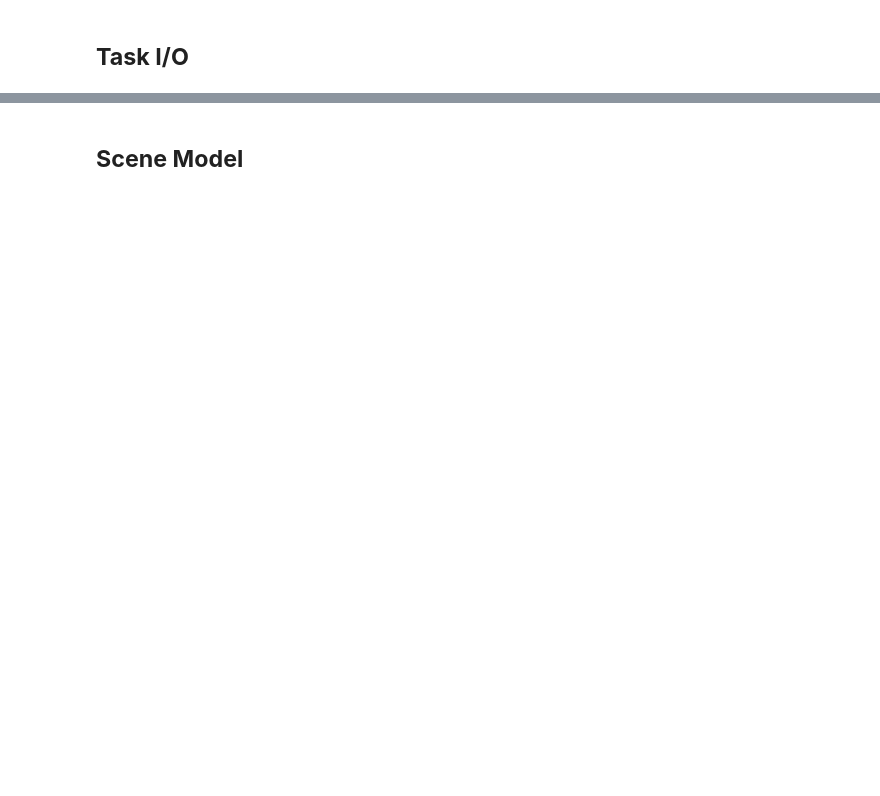
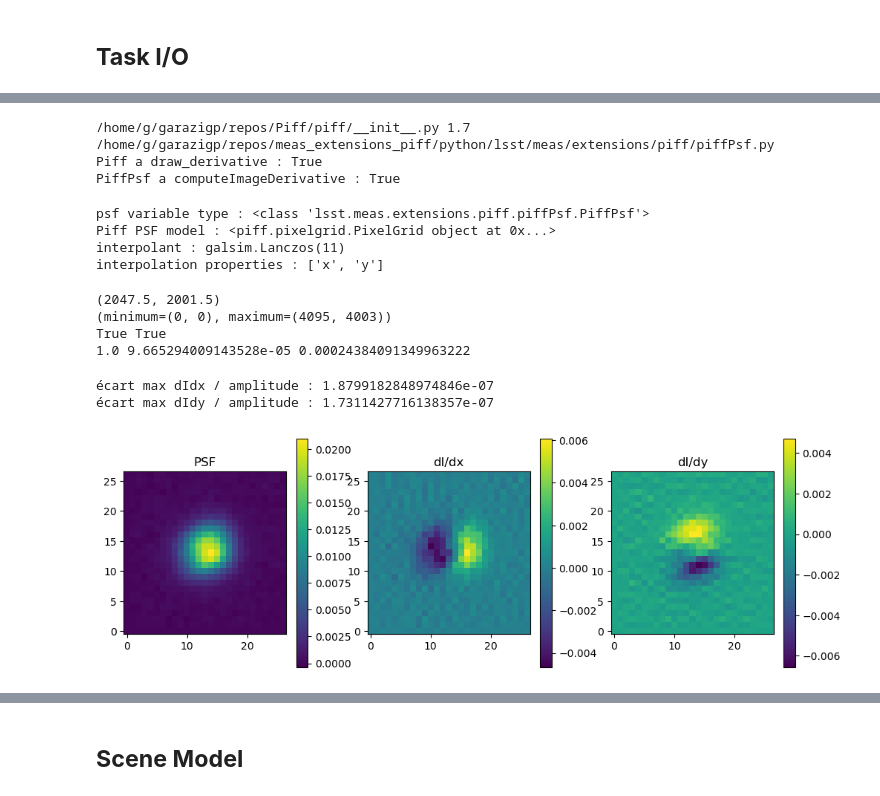
Before and after one commit to cmsaunders/scene_modeler, a Jupyter notebook: python/lsst/test_smp_taks_io.ipynb, the cells around one changed output, grey strips where cells are left out. Saved outputs shown, nothing was run; the diff lists cells and outputs as text; code cells hidden in the pictures; blank space fills up the shorter version.

Commit message:
plot derivative example

```diff
--- a/python/lsst/test_smp_taks_io.ipynb
+++ b/python/lsst/test_smp_taks_io.ipynb
@@ -57,0 +106,66 @@ data = task.run(visit_image_refs)
+# %%
+# Check the loaded versions
+print(piff.__file__, piff.version)
+print(pp.__file__)
+print("Piff a draw_derivative :", hasattr(piff.PSF, "draw_derivative"))
+print("PiffPsf a computeImageDerivative :", hasattr(pp.PiffPsf, "computeImageDerivative"))
+# %% [output]
+/home/g/garazigp/repos/Piff/piff/__init__.py 1.7
+/home/g/garazigp/repos/meas_extensions_piff/python/lsst/meas/extensions/piff/piffPsf.py
+Piff a draw_derivative : True
+PiffPsf a computeImageDerivative : True
+# %%
+visit = 2025091800199
+visitImage = butler_stage4.get('visit_image', visit=visit, detector=113)
+# %%
+# Check PSF basic properties
+psf = visitImage.getPsf()
+print("psf variable type :", type(psf))
+model = psf.piffResult.model
+print("Piff PSF model :", model)               # PixelGrid ? If not, will raise a NotImplementedError in the derivative
+print("interpolant :", model.interp)           # Lanczos ?
+print("interpolation properties :", psf.piffResult.interp_property_names)  # x ? y ? colorValue ?
+# %% [output]
+psf variable type : <class 'lsst.meas.extensions.piff.piffPsf.PiffPsf'>
+Piff PSF model : <piff.pixelgrid.PixelGrid object at 0x...>
+interpolant : galsim.Lanczos(11)
+interpolation properties : ['x', 'y']
+# %%
+# Check PSF derivative computation
+pos = visitImage.getBBox().getCenter()
+img = psf.computeImage(pos)
+dIdx, dIdy = psf.computeImageDerivative(pos)
+print(pos)
+print(visitImage.getBBox())
+print(img.getBBox() == dIdx.getBBox(), img.getBBox() == dIdy.getBBox())
+print(img.array.sum(), dIdx.array.sum(), dIdy.array.sum())
+# %% [output]
+(2047.5, 2001.5)
+(minimum=(0, 0), maximum=(4095, 4003))
+True True
+1.0 9.665294009143528e-05 0.00024384091349963222
+# %%
+# Compare derivative with 'différences finies' : the unitary test accepts 1e-4
+h = 1e-3
+pr = psf.piffResult
+
+def draw(cx, cy):
+    return pr.draw(pos.x, pos.y, stamp_size=psf.width, center=(cx, cy)).array
+
+norm = draw(pos.x, pos.y).sum()
+fdx = (draw(pos.x + h, pos.y) - draw(pos.x - h, pos.y)) / (2*h*norm)
+fdy = (draw(pos.x, pos.y + h) - draw(pos.x, pos.y - h)) / (2*h*norm)
+
+print("écart max dIdx / amplitude :", np.abs(dIdx.array - fdx).max() / np.abs(fdx).max())
+print("écart max dIdy / amplitude :", np.abs(dIdy.array - fdy).max() / np.abs(fdy).max())
+# %% [output]
+écart max dIdx / amplitude : 1.8799182848974846e-07
+écart max dIdy / amplitude : 1.7311427716138357e-07
+# %%
+# Visualise
+fig, ax = plt.subplots(1, 3, figsize=(12, 4))
+for a, arr, t in zip(ax, [img.array, dIdx.array, dIdy.array], ["PSF", "dI/dx", "dI/dy"]):
+    im = a.imshow(arr, origin="lower"); a.set_title(t); plt.colorbar(im, ax=a)
+plt.show()
+# %% [output]
+[figure, added]
```
Also changed, not shown: parts of 17 cells of this notebook.
